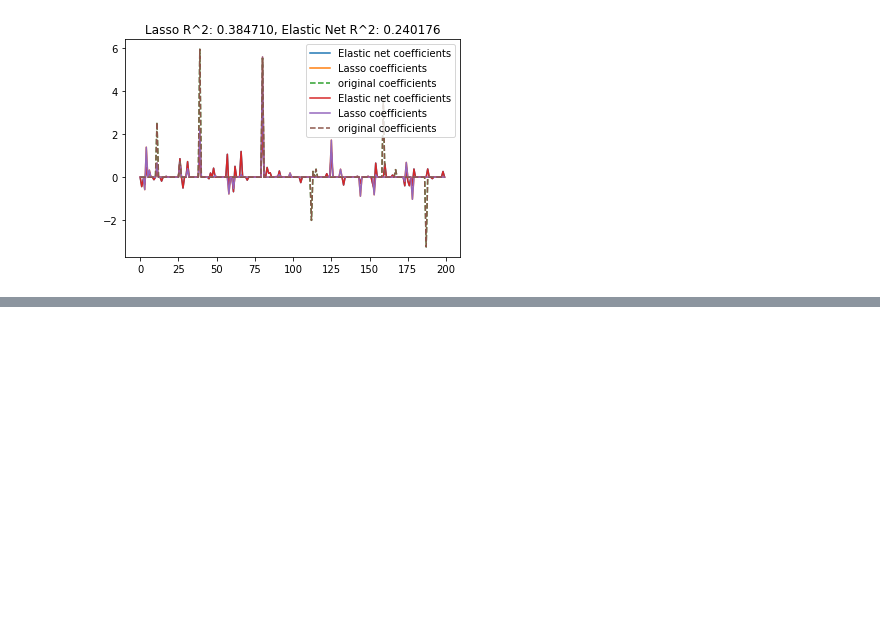
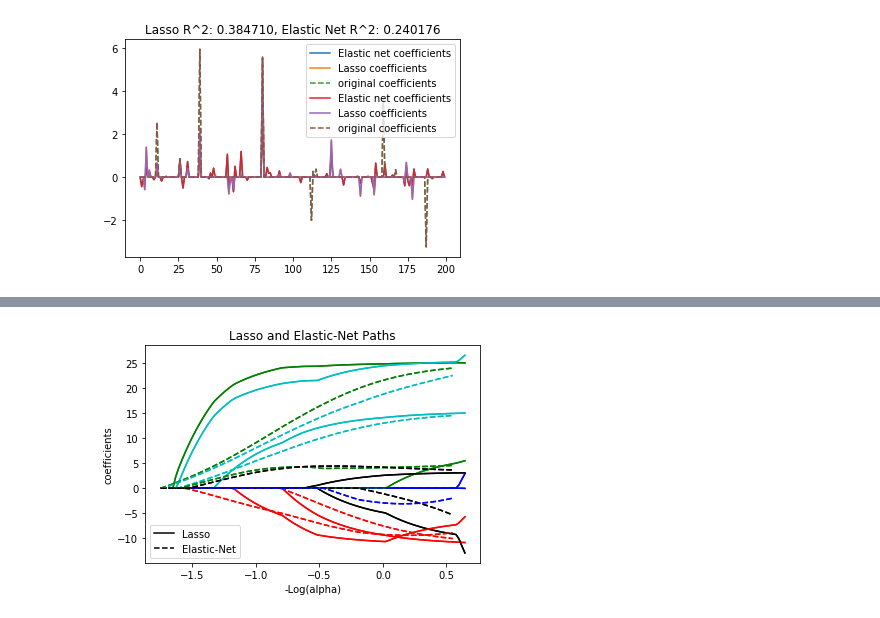
Before and after one commit to HomingYuan/data_science_way, a Jupyter notebook: python/ML_regression.ipynb, the cells around one changed output, grey strips where cells are left out. Saved outputs shown, nothing was run; the diff lists cells and outputs as text; code cells hidden in the pictures; blank space fills up the shorter version.

```diff
--- a/python/ML_regression.ipynb
+++ b/python/ML_regression.ipynb
@@ -209,0 +282,81 @@ r^2 on test data : 0.240176
+# %%
+print(__doc__)
+
+# Author: Alexandre Gramfort <alexandre.gramfort@inria.fr>
+# License: BSD 3 clause
+
+import numpy as np
+import matplotlib.pyplot as plt
+
+from sklearn.linear_model import lasso_path, enet_path
+from sklearn import datasets
+
+diabetes = datasets.load_diabetes()
+X = diabetes.data
+y = diabetes.target
+
+X /= X.std(axis=0)  # Standardize data (easier to set the l1_ratio parameter)
+
+# Compute paths
+
+eps = 5e-3  # the smaller it is the longer is the path
+
+print("Computing regularization path using the lasso...")
+alphas_lasso, coefs_lasso, _ = lasso_path(X, y, eps, fit_intercept=False)
+
+print("Computing regularization path using the positive lasso...")
+alphas_positive_lasso, coefs_positive_lasso, _ = lasso_path(
+    X, y, eps, positive=True, fit_intercept=False)
+print("Computing regularization path using the elastic net...")
+alphas_enet, coefs_enet, _ = enet_path(
+    X, y, eps=eps, l1_ratio=0.8, fit_intercept=False)
+
+print("Computing regularization path using the positve elastic net...")
+alphas_positive_enet, coefs_positive_enet, _ = enet_path(
+    X, y, eps=eps, l1_ratio=0.8, positive=True, fit_intercept=False)
+
+# Display results
+
+plt.figure(1)
+ax = plt.gca()
+ax.set_color_cycle(2 * ['b', 'r', 'g', 'c', 'k'])
+l1 = plt.plot(-np.log10(alphas_lasso), coefs_lasso.T)
+l2 = plt.plot(-np.log10(alphas_enet), coefs_enet.T, linestyle='--')
+
+plt.xlabel('-Log(alpha)')
+plt.ylabel('coefficients')
+plt.title('Lasso and Elastic-Net Paths')
+plt.legend((l1[-1], l2[-1]), ('Lasso', 'Elastic-Net'), loc='lower left')
+plt.axis('tight')
+
+
+plt.figure(2)
+ax = plt.gca()
+ax.set_color_cycle(2 * ['b', 'r', 'g', 'c', 'k'])
+l1 = plt.plot(-np.log10(alphas_lasso), coefs_lasso.T)
+l2 = plt.plot(-np.log10(alphas_positive_lasso), coefs_positive_lasso.T,
+              linestyle='--')
+
+plt.xlabel('-Log(alpha)')
+plt.ylabel('coefficients')
+plt.title('Lasso and positive Lasso')
+plt.legend((l1[-1], l2[-1]), ('Lasso', 'positive Lasso'), loc='lower left')
+plt.axis('tight')
+
+
+plt.figure(3)
+ax = plt.gca()
+ax.set_color_cycle(2 * ['b', 'r', 'g', 'c', 'k'])
+l1 = plt.plot(-np.log10(alphas_enet), coefs_enet.T)
+l2 = plt.plot(-np.log10(alphas_positive_enet), coefs_positive_enet.T,
+              linestyle='--')
+
+plt.xlabel('-Log(alpha)')
+plt.ylabel('coefficients')
+plt.title('Elastic-Net and positive Elastic-Net')
+plt.legend((l1[-1], l2[-1]), ('Elastic-Net', 'positive Elastic-Net'),
+           loc='lower left')
+plt.axis('tight')
+plt.savefig('elasticNet1.pdf')
+plt.show()
+# %% [output]
@@ -209,0 +368 @@ r^2 on test data : 0.240176
+[figure, added]
```
Also changed, not shown: parts of 10 cells of this notebook, 8 other files.
